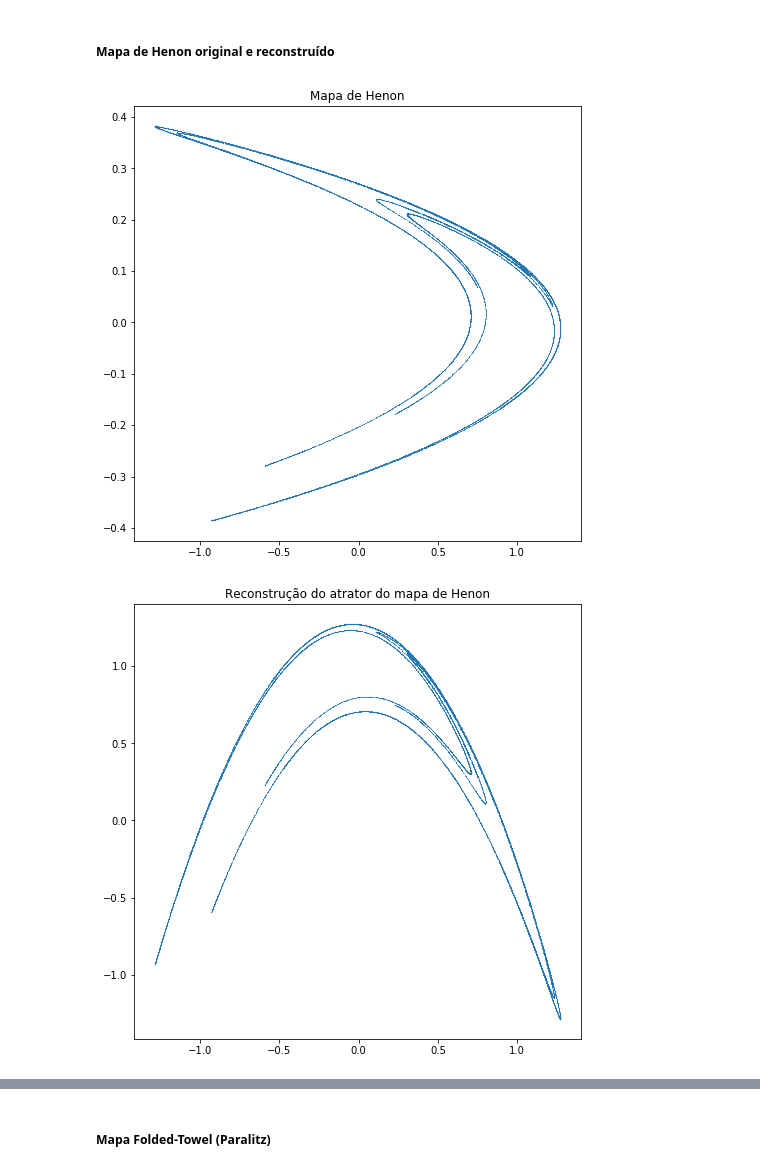
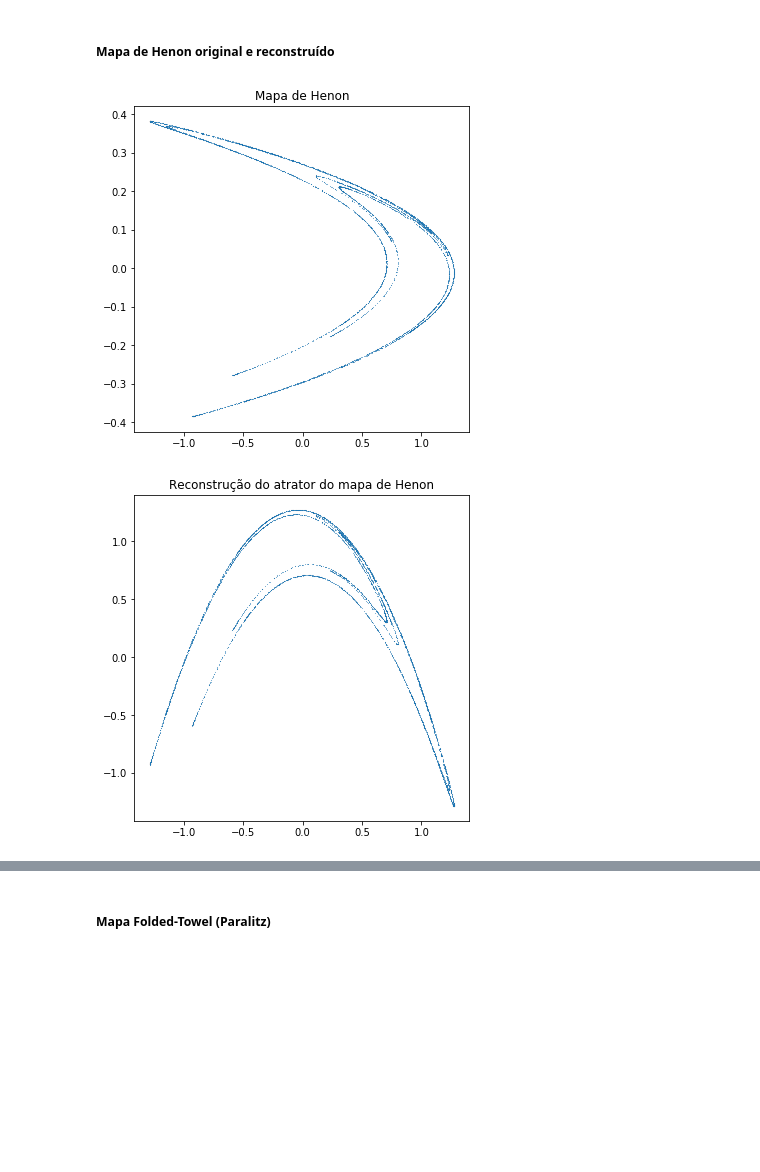
Before and after one commit to aronifanger/nonlinear_time_series_analisys, a Jupyter notebook: notebooks/relatorio_serie_vi.ipynb, the cells around one changed output, grey strips where cells are left out. Drawn from its saved outputs; the diff is of its cells as text; code cells hidden in the pictures; blank space fills up the shorter version.

```diff
--- a/notebooks/relatorio_serie_vi.ipynb
+++ b/notebooks/relatorio_serie_vi.ipynb
@@ -60,7 +60,7 @@ def runge_kutta(ode, state, dt=0.01):
     return state + (k1 + 2 * k2 + 2 * k3 + k4) / 6
 
 
-def generate(ode, lenght=int(2e4)):
+def generate(ode, lenght=5000):
     """
     Time series generation from a ODE
 
@@ -80,7 +80,7 @@ def generate(ode, lenght=int(2e4)):
 
     return data
 
-def generate_discrete(rmap, lenght=int(2e4)):
+def generate_discrete(rmap, lenght=5000):
     """
     Time series generation from a ODE
 
@@ -208,7 +208,7 @@ from matplotlib import pyplot as plt
 import mpl_toolkits.mplot3d.axes3d as axes3d
 
 def plot3d(xyz, title=None, angle=30, kind='lines'):
-    fig = plt.figure(figsize=(8,8))
+    fig = plt.figure(figsize=(6,6))
     ax = axes3d.Axes3D(fig)
     if kind == 'lines':
         ax.plot3D(xyz[0], xyz[1], xyz[2], alpha=0.7, lw=0.3)
@@ -222,7 +222,7 @@ def plot3d(xyz, title=None, angle=30, kind='lines'):
 
 
 def plot2d(xy, title=None, s=1, lw=1, kind='scatter'):
-    plt.figure(figsize=(8,8))
+    plt.figure(figsize=(6,6))
     if kind == 'lines':
         plt.plot(xy[0], xy[1], alpha=0.7, lw=lw)
     else:
@@ -411,16 +442,16 @@ Reproduza, na medida do possível, os resultados apresentados no referido artigo
 # %% [markdown]
 ##### Mapa de Henon original e reconstruído
 # %%
-original_series = generate_discrete(HenonMap())
+original_series = generate_discrete(HenonMap(), lenght=5000)
 plot2d(original_series, title="Mapa de Henon")
 
 #tau = find_lag(original_series[0])
 
 reconstructed_series = psr(original_series[0], m=2, tau=1)
 plot2d(reconstructed_series, title="Reconstrução do atrator do mapa de Henon")
 # %% [output]
-[figure, old version]
+[figure, new version]
-[figure, old version]
+[figure, new version]
 # %%
 tau
 # %% [output]
```
Also changed, not shown: parts of 27 cells of this notebook, 10 other files.
